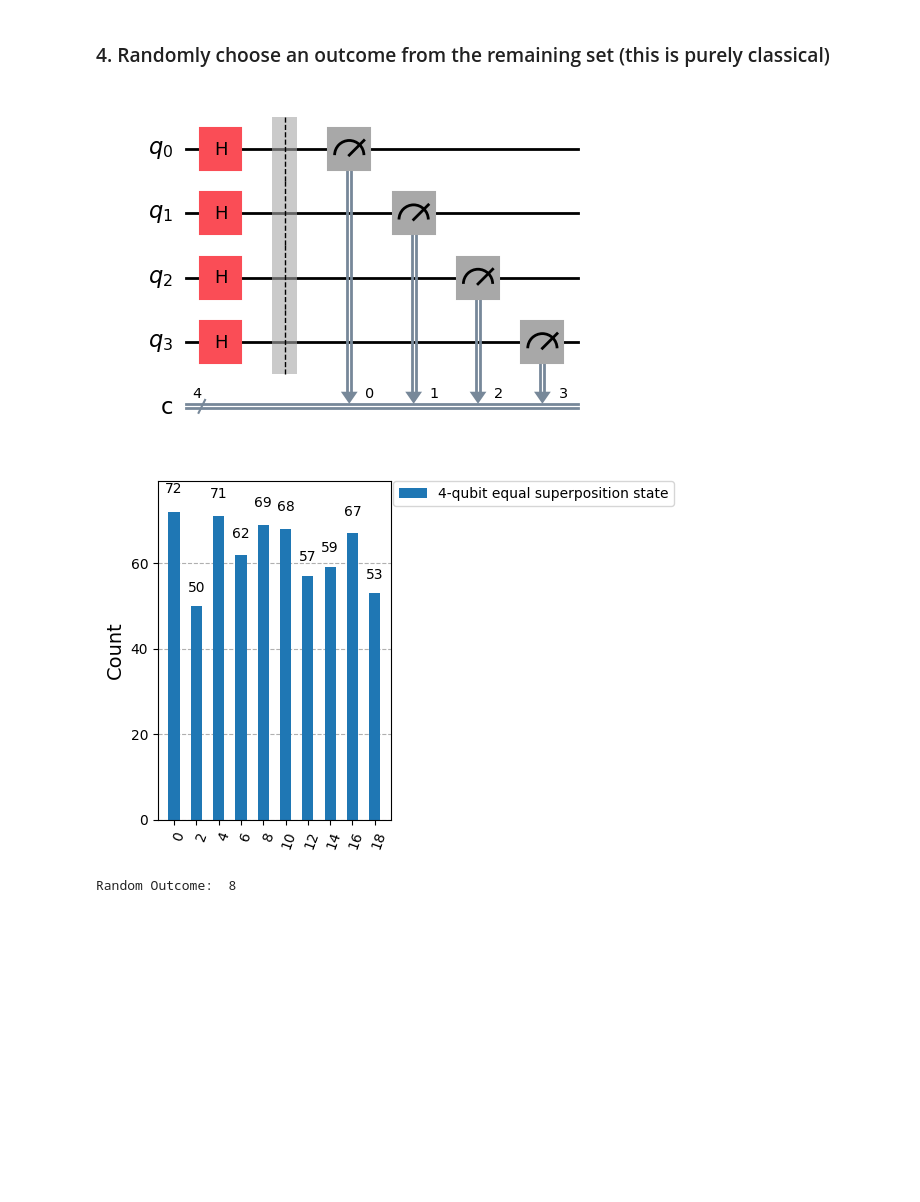
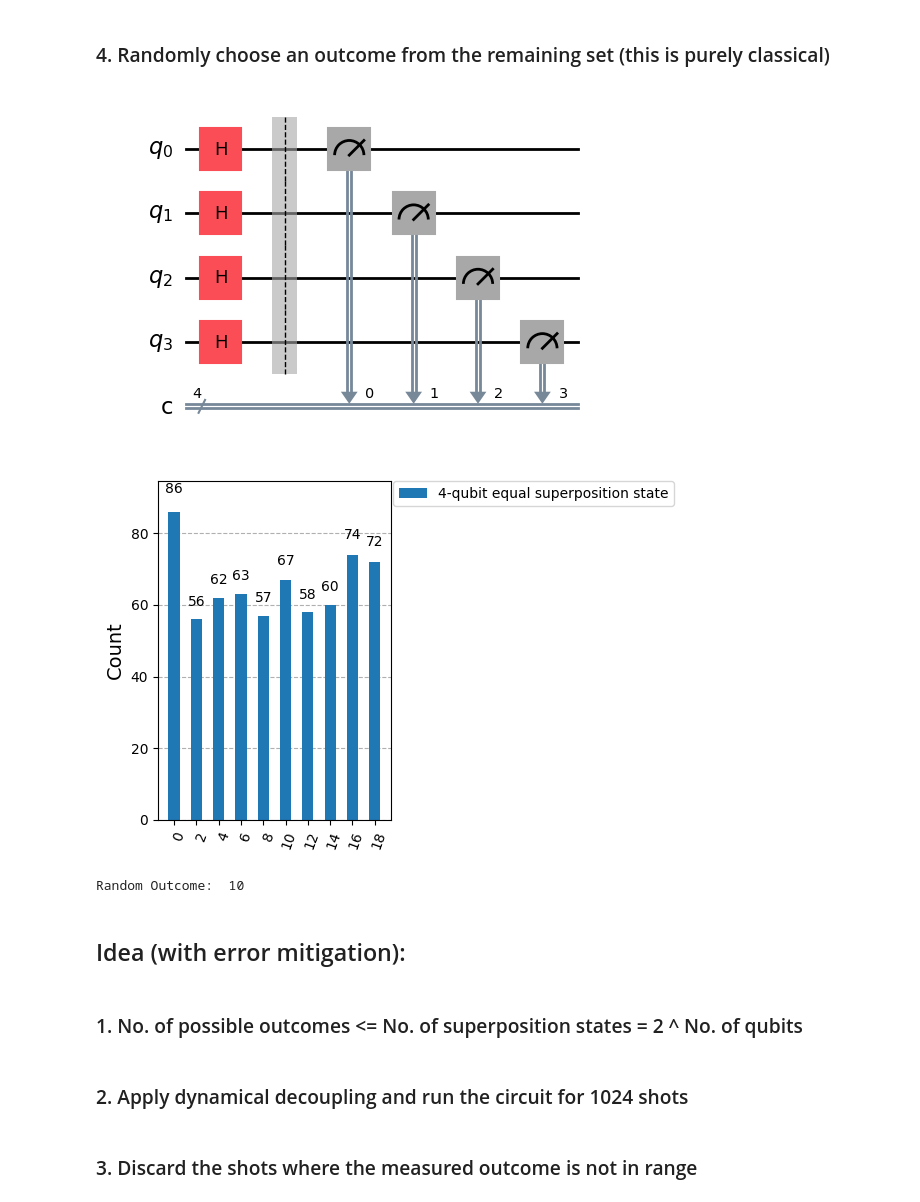
Before and after one commit to razercy/qiskit_fall_fest_2025, a Jupyter notebook: Quantum Random Number Generator.ipynb, the cells around one changed output. Drawn from its saved outputs; the diff is of its cells as text; code cells hidden in the pictures; blank space fills up the shorter version.

Commit message:
implemented dynamical decoupling

```diff
--- a/Quantum Random Number Generator.ipynb
+++ b/Quantum Random Number Generator.ipynb
@@ -37,13 +39,13 @@ def visualize_circuit(qc):
 # %% [markdown]
 ### 4. Randomly choose an outcome from the remaining set (this is purely classical)
 # %%
-def get_random_number(start, stop, step, shots=1024):
+def get_random_number_without_error_mitigation(start, stop, step, shots=1024):
     range_length = max(0, (stop - start + step + (-1 if step > 0 else 1)) // step)
     num_qubits = (range_length - 1).bit_length()
     rng = generate_rng_circuit(num_qubits)
     visualize_circuit(rng)
 
-    backend = AerSimulator()
+    backend = FakeBrisbane()
     pm = generate_preset_pass_manager(backend=backend, optimization_level=1)
     isa_rng = pm.run(rng)
 
@@ -71,10 +73,18 @@ def get_random_number(start, stop, step, shots=1024):
     num_outcomes = len(outcome_memory)
 
     return outcome_memory[random.randint(0, num_outcomes - 1)]
-# %%
-num = get_random_number(0, 20, 2)
-print("Random Outcome: ", num)
-# %% [output]
-[figure, removed]
-[figure, removed]
-Random Outcome:  8
+# %%
+num = get_random_number_without_error_mitigation(0, 20, 2)
+print("Random Outcome: ", num)
+# %% [output]
+[figure, added]
+[figure, added]
+Random Outcome:  10
+# %% [markdown]
+## Idea (with error mitigation):
+# %% [markdown]
+### 1. No. of possible outcomes <= No. of superposition states = 2 ^ No. of qubits
+# %% [markdown]
+### 2. Apply dynamical decoupling and run the circuit for 1024 shots
+# %% [markdown]
+### 3. Discard the shots where the measured outcome is not in range
```
Also changed, not shown: parts of 6 cells of this notebook.
